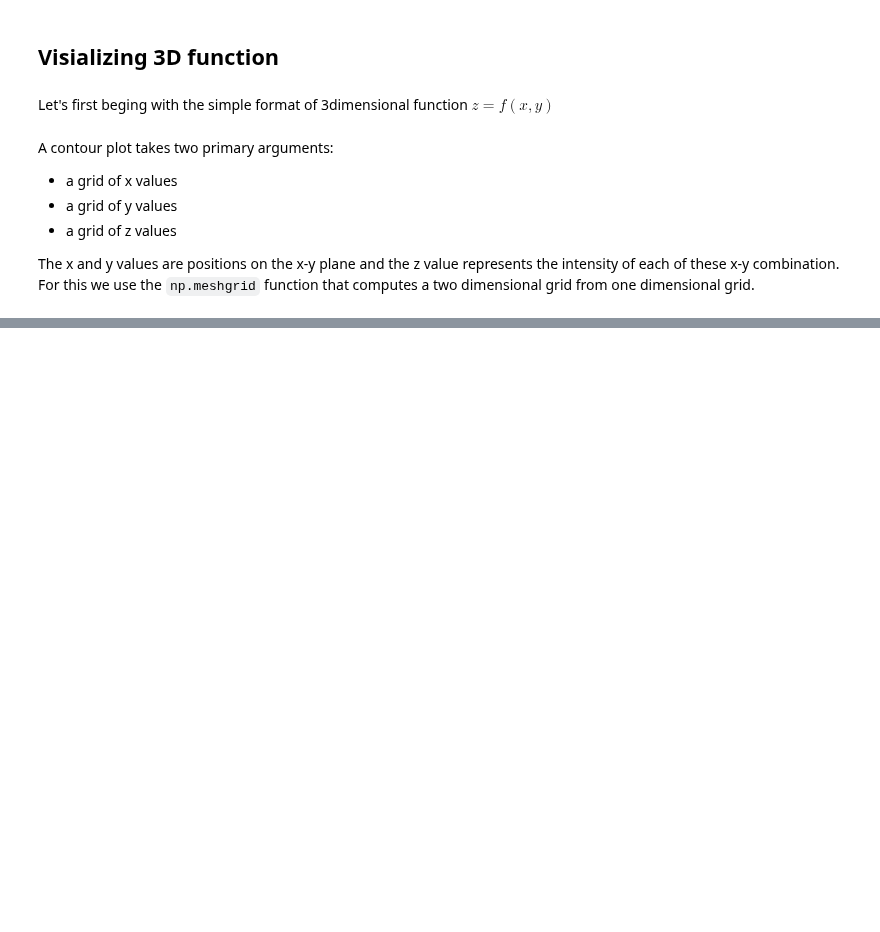
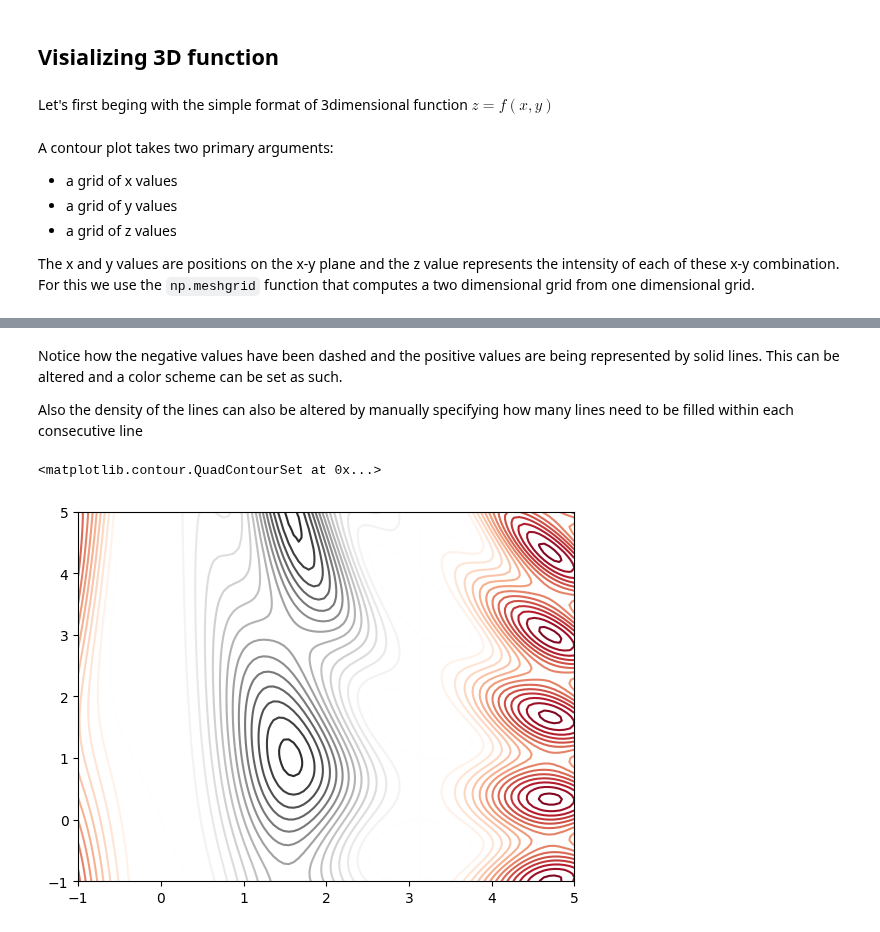
Before and after one commit to denis-james/Self-Learning, a Jupyter notebook: Matplotlib/4. Density and Contour Plots.ipynb, the cells around one changed output, grey strips where cells are left out. Cells and saved outputs as stored; diff of their text form; code cells hidden in the pictures; blank space fills up the shorter version.

```diff
--- a/Matplotlib/4. Density and Contour Plots.ipynb
+++ b/Matplotlib/4. Density and Contour Plots.ipynb
@@ -47,0 +48,9 @@ plt.contour(X,Y,f(X,Y))
+# %% [markdown]
+Notice how the negative values have been dashed and the positive values are being represented by solid lines. This can be altered and a color scheme can be set as such.
+
+Also the density of the lines can also be altered by manually specifying how many lines need to be filled within each consecutive line
+# %%
+plt.contour(X,Y,f(X,Y),30,cmap='RdGy') # RdGy being short for Red-Gray
+# %% [output]
+<matplotlib.contour.QuadContourSet at 0x...>
+[figure, added]
```
Also changed, not shown: parts of 12 cells of this notebook.
